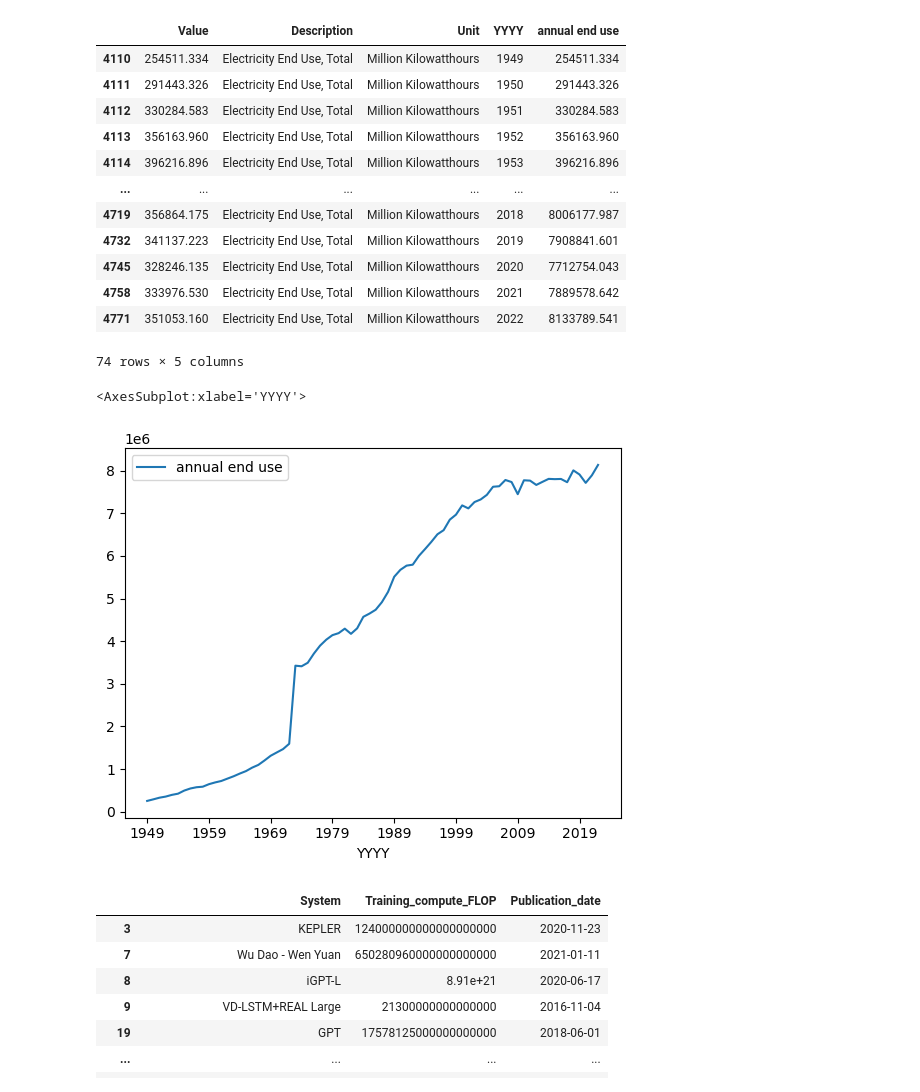
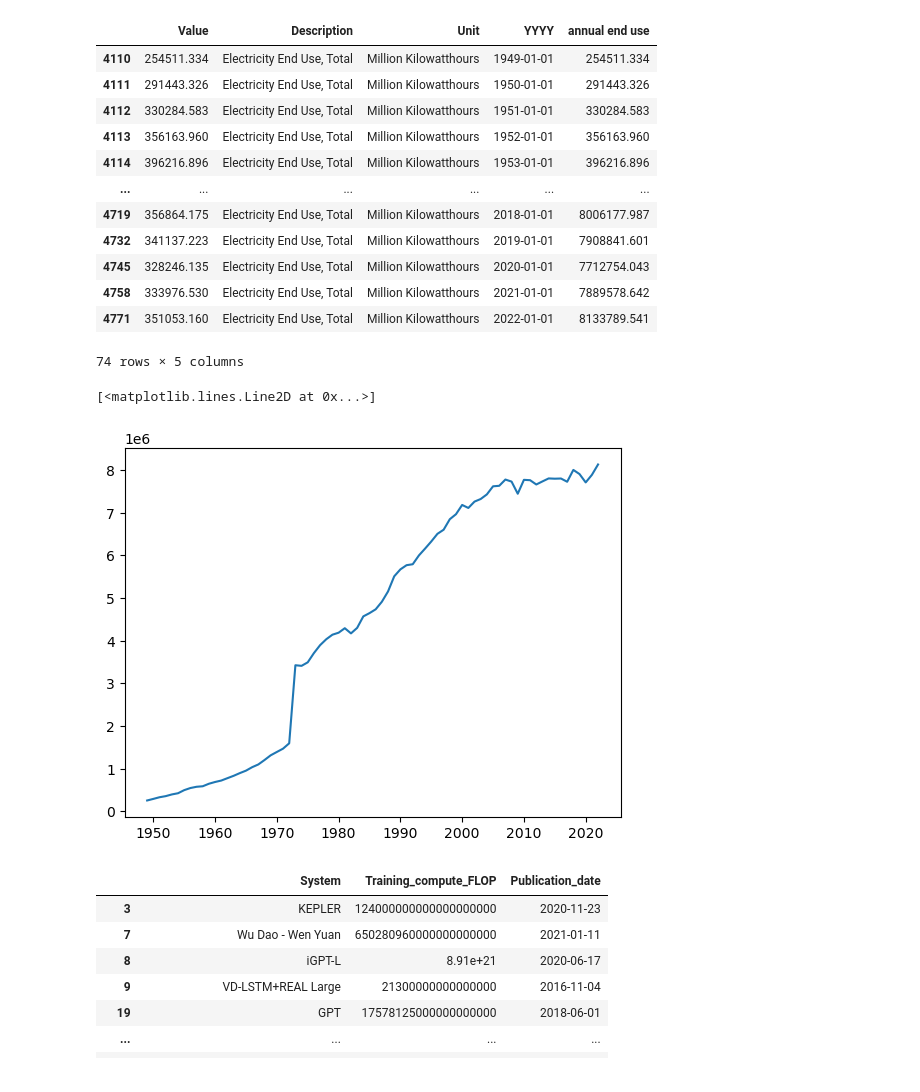
Before and after one commit to rreece15/Collaborative-Networks-In-Machine-Learning, a Jupyter notebook: Riherd_Chiu_project_code/parsing/historic_parse.ipynb, the cells around one changed output. Saved outputs shown, nothing was run; the diff lists cells and outputs as text; code cells hidden in the pictures.

Commit message:
push graphs init

```diff
--- a/Riherd_Chiu_project_code/parsing/historic_parse.ipynb
+++ b/Riherd_Chiu_project_code/parsing/historic_parse.ipynb
@@ -15,27 +15,28 @@ electricity = electricity.drop('Column_Order', axis=1)
 electricity = electricity.drop('MSN', axis=1)
 electricity = electricity.drop('YYYYMM', axis=1)
 # 2023 only has 11 months
+electricity.YYYY = pd.to_datetime(electricity['YYYY'], format='%Y')
 electricity = electricity.drop(4784)
 display(electricity)
 # %% [output]
 |  | Value | Description | Unit | YYYY | annual end use |
-| 4110 | 254511.334 | Electricity End Use, Total | Million Kilowatthours | 1949 | 254511.334 |
-| 4111 | 291443.326 | Electricity End Use, Total | Million Kilowatthours | 1950 | 291443.326 |
-| 4112 | 330284.583 | Electricity End Use, Total | Million Kilowatthours | 1951 | 330284.583 |
-| 4113 | 356163.960 | Electricity End Use, Total | Million Kilowatthours | 1952 | 356163.960 |
-| 4114 | 396216.896 | Electricity End Use, Total | Million Kilowatthours | 1953 | 396216.896 |
+| 4110 | 254511.334 | Electricity End Use, Total | Million Kilowatthours | 1949-01-01 | 254511.334 |
+| 4111 | 291443.326 | Electricity End Use, Total | Million Kilowatthours | 1950-01-01 | 291443.326 |
+| 4112 | 330284.583 | Electricity End Use, Total | Million Kilowatthours | 1951-01-01 | 330284.583 |
+| 4113 | 356163.960 | Electricity End Use, Total | Million Kilowatthours | 1952-01-01 | 356163.960 |
+| 4114 | 396216.896 | Electricity End Use, Total | Million Kilowatthours | 1953-01-01 | 396216.896 |
 | ... | ... | ... | ... | ... | ... |
-| 4719 | 356864.175 | Electricity End Use, Total | Million Kilowatthours | 2018 | 8006177.987 |
-| 4732 | 341137.223 | Electricity End Use, Total | Million Kilowatthours | 2019 | 7908841.601 |
-| 4745 | 328246.135 | Electricity End Use, Total | Million Kilowatthours | 2020 | 7712754.043 |
-| 4758 | 333976.530 | Electricity End Use, Total | Million Kilowatthours | 2021 | 7889578.642 |
-| 4771 | 351053.160 | Electricity End Use, Total | Million Kilowatthours | 2022 | 8133789.541 |
+| 4719 | 356864.175 | Electricity End Use, Total | Million Kilowatthours | 2018-01-01 | 8006177.987 |
+| 4732 | 341137.223 | Electricity End Use, Total | Million Kilowatthours | 2019-01-01 | 7908841.601 |
+| 4745 | 328246.135 | Electricity End Use, Total | Million Kilowatthours | 2020-01-01 | 7712754.043 |
+| 4758 | 333976.530 | Electricity End Use, Total | Million Kilowatthours | 2021-01-01 | 7889578.642 |
+| 4771 | 351053.160 | Electricity End Use, Total | Million Kilowatthours | 2022-01-01 | 8133789.541 |
 74 rows × 5 columns
 # %%
-plt.plot(x='YYYY',y='annual end use')
+plt.plot(electricity['YYYY'],electricity['annual end use'])
 # %% [output]
-<AxesSubplot:xlabel='YYYY'>
+[<matplotlib.lines.Line2D at 0x...>]
-[figure, old version]
+[figure, new version]
 # %%
 compute = pd.read_csv('../../data/computation/systems_compute.csv')
 compute = compute[['System','Training compute (FLOP)','Publication date']]
```
Also changed, not shown: parts of 3 cells of this notebook.
